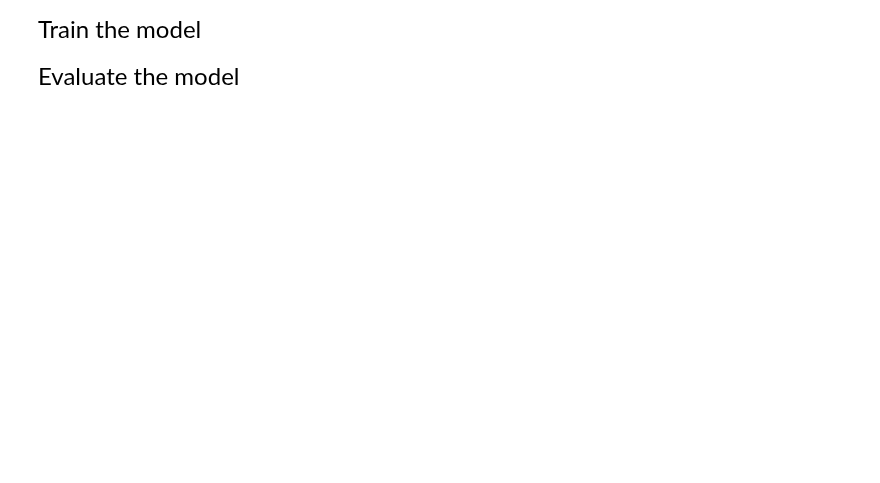
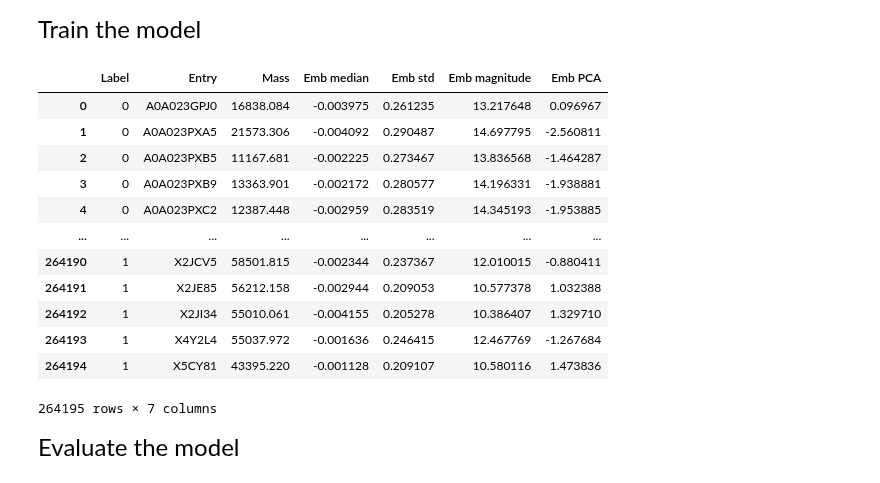
Before and after one commit to github4touchdouble/nnet-enzyme, a Jupyter notebook: random_forest/RandomForest_v2.ipynb, the cells around one changed output. Drawn from its saved outputs; the diff is of its cells as text; code cells hidden in the pictures; blank space fills up the shorter version.

```diff
--- a/random_forest/RandomForest_v2.ipynb
+++ b/random_forest/RandomForest_v2.ipynb
@@ -215,5 +204,26 @@ print(df)
 # %% [markdown]
 <font size="5">Train the model</font>
+# %%
+split100_enzymes_df=pd.read_csv(r'/home/trucbui/PBLGit/random_forest/dataframe_split100',index_col=[0])
+df=pd.read_csv(r'/home/trucbui/PBLGit/random_forest/dataframe',index_col=[0])
+df=df.drop(df.index[:9204])
+df=pd.concat([df,split100_enzymes_df],axis=0)
+df=df.reset_index(drop=True)
+df
+# %% [output]
+|  | Label | Entry | Mass | Emb median | Emb std | Emb magnitude | Emb PCA |
+| 0 | 0 | A0A023GPJ0 | 16838.084 | -0.003975 | 0.261235 | 13.217648 | 0.096967 |
+| 1 | 0 | A0A023PXA5 | 21573.306 | -0.004092 | 0.290487 | 14.697795 | -2.560811 |
+| 2 | 0 | A0A023PXB5 | 11167.681 | -0.002225 | 0.273467 | 13.836568 | -1.464287 |
+| 3 | 0 | A0A023PXB9 | 13363.901 | -0.002172 | 0.280577 | 14.196331 | -1.938881 |
+| 4 | 0 | A0A023PXC2 | 12387.448 | -0.002959 | 0.283519 | 14.345193 | -1.953885 |
+| ... | ... | ... | ... | ... | ... | ... | ... |
+| 264190 | 1 | X2JCV5 | 58501.815 | -0.002344 | 0.237367 | 12.010015 | -0.880411 |
+| 264191 | 1 | X2JE85 | 56212.158 | -0.002944 | 0.209053 | 10.577378 | 1.032388 |
+| 264192 | 1 | X2JI34 | 55010.061 | -0.004155 | 0.205278 | 10.386407 | 1.329710 |
+| 264193 | 1 | X4Y2L4 | 55037.972 | -0.001636 | 0.246415 | 12.467769 | -1.267684 |
+| 264194 | 1 | X5CY81 | 43395.220 | -0.001128 | 0.209107 | 10.580116 | 1.473836 |
+264195 rows × 7 columns
 # %%
 #Define the features and output:
 y = np.array(df['Label'])
```
Also changed, not shown: parts of 14 cells of this notebook, 4 other files.
